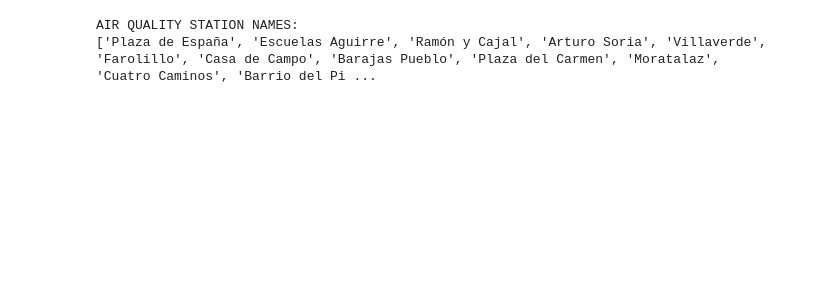
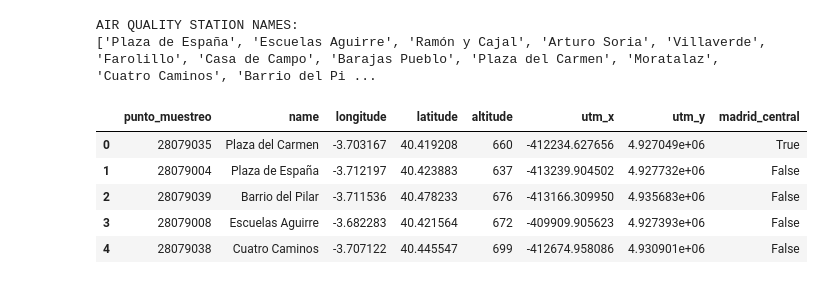
Before and after one commit to Pheithar/socialdata_madridcentral, a Jupyter notebook: madrid_central.ipynb, the cells around one changed output. Cells and saved outputs as stored; diff of their text form; code cells hidden in the pictures; blank space fills up the shorter version.

```diff
--- a/madrid_central.ipynb
+++ b/madrid_central.ipynb
@@ -65,4 +108,25 @@ print([name for name in df.name.unique()])
 # %% [output]
 AIR QUALITY STATION NAMES:
 ['Plaza de España', 'Escuelas Aguirre', 'Ramón y Cajal', 'Arturo Soria', 'Villaverde', 'Farolillo', 'Casa de Campo', 'Barajas Pueblo', 'Plaza del Carmen', 'Moratalaz', 'Cuatro Caminos', 'Barrio del Pi ...
+# %%
+# MAP
+# load MC area
+cm_points = pd.read_csv('shared_data/districts/central_madrid_points.csv')
+
+points = df_stations[["utm_x", "utm_y"]].values
+path = Path(cm_points[["utm_x", "utm_y"]].values)
+points_in_path_mask = path.contains_points(points)
+
+df_stations["madrid_central"] = False
+
+df_stations.loc[points_in_path_mask, "madrid_central"] = True
+
+df_stations.head()
+# %% [output]
+|  | punto_muestreo | name | longitude | latitude | altitude | utm_x | utm_y | madrid_central |
+| 0 | 28079035 | Plaza del Carmen | -3.703167 | 40.419208 | 660 | -412234.627656 | 4.927049e+06 | True |
+| 1 | 28079004 | Plaza de España | -3.712197 | 40.423883 | 637 | -413239.904502 | 4.927732e+06 | False |
+| 2 | 28079039 | Barrio del Pilar | -3.711536 | 40.478233 | 676 | -413166.309950 | 4.935683e+06 | False |
+| 3 | 28079008 | Escuelas Aguirre | -3.682283 | 40.421564 | 672 | -409909.905623 | 4.927393e+06 | False |
+| 4 | 28079038 | Cuatro Caminos | -3.707122 | 40.445547 | 699 | -412674.958086 | 4.930901e+06 | False |
 # %%
```
Also changed, not shown: parts of 5 cells of this notebook, 1 other file.
